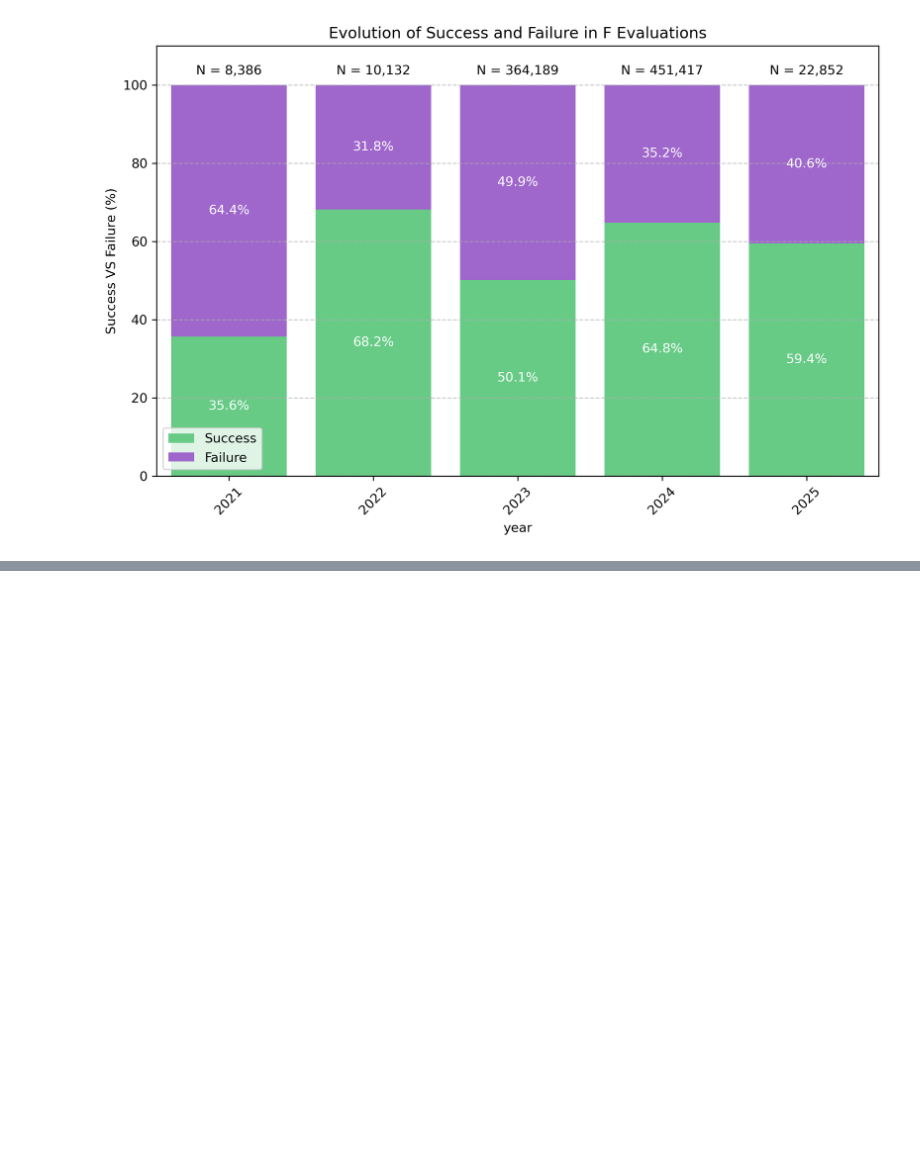
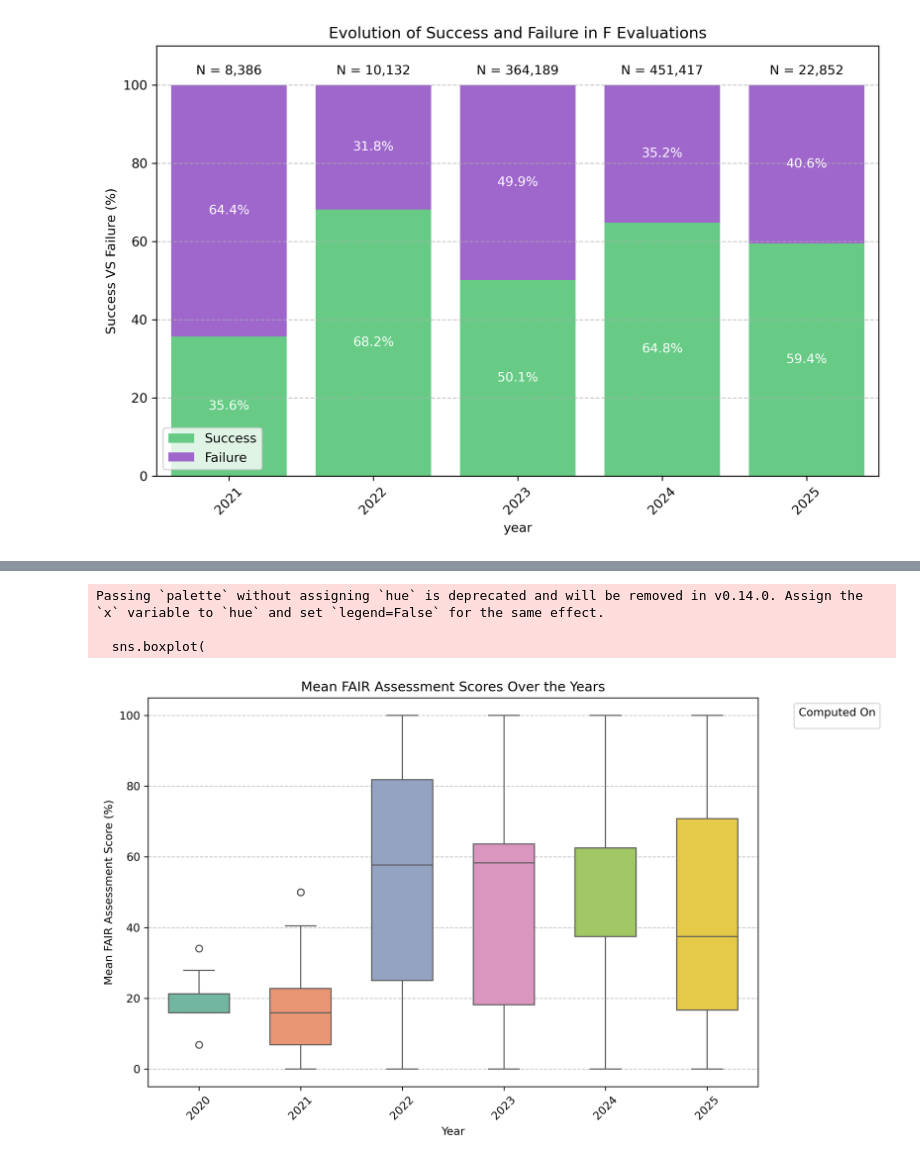
Before and after one commit to IFB-ElixirFr/FAIR-checker, a Jupyter notebook: notebooks/stats/rdf_dump_analysis.ipynb, the cells around one changed output, grey strips where cells are left out. Drawn from its saved outputs; the diff is of its cells as text; code cells hidden in the pictures; blank space fills up the shorter version.

```diff
--- a/notebooks/stats/rdf_dump_analysis.ipynb
+++ b/notebooks/stats/rdf_dump_analysis.ipynb
@@ -811,0 +684,27 @@ for file in csvs:
+# %%
+results = pd.read_csv("aggregated_fair_assessment_scores.csv")
+# display a moustache plot with seaborn of mean percentage of FAIR assessment scores over the years
+plt.figure(figsize=(10, 6), dpi=300)
+sns.boxplot(
+    data=results,
+    x="year",
+    y="mean_percent",
+    #hue="computedOn",
+    palette="Set2",
+    showfliers=True,
+    width=0.6,
+)
+plt.xticks(rotation=45)
+plt.grid(axis='y', linestyle='--', alpha=0.7)
+plt.legend(title="Computed On", bbox_to_anchor=(1.05, 1), loc='upper left')
+plt.xlabel("Year")
+plt.ylabel("Mean FAIR Assessment Score (%)")
+plt.title("Mean FAIR Assessment Scores Over the Years")
+plt.tight_layout()
+plt.savefig("mean_fair_assessment_scores_over_years.pdf", dpi=300, format='pdf', bbox_inches='tight')
+plt.show()
+# %% [output]
+Passing `palette` without assigning `hue` is deprecated and will be removed in v0.14.0. Assign the `x` variable to `hue` and set `legend=False` for the same effect.
+
+  sns.boxplot(
+[figure, added]
```
Also changed, not shown: parts of 17 cells of this notebook.
